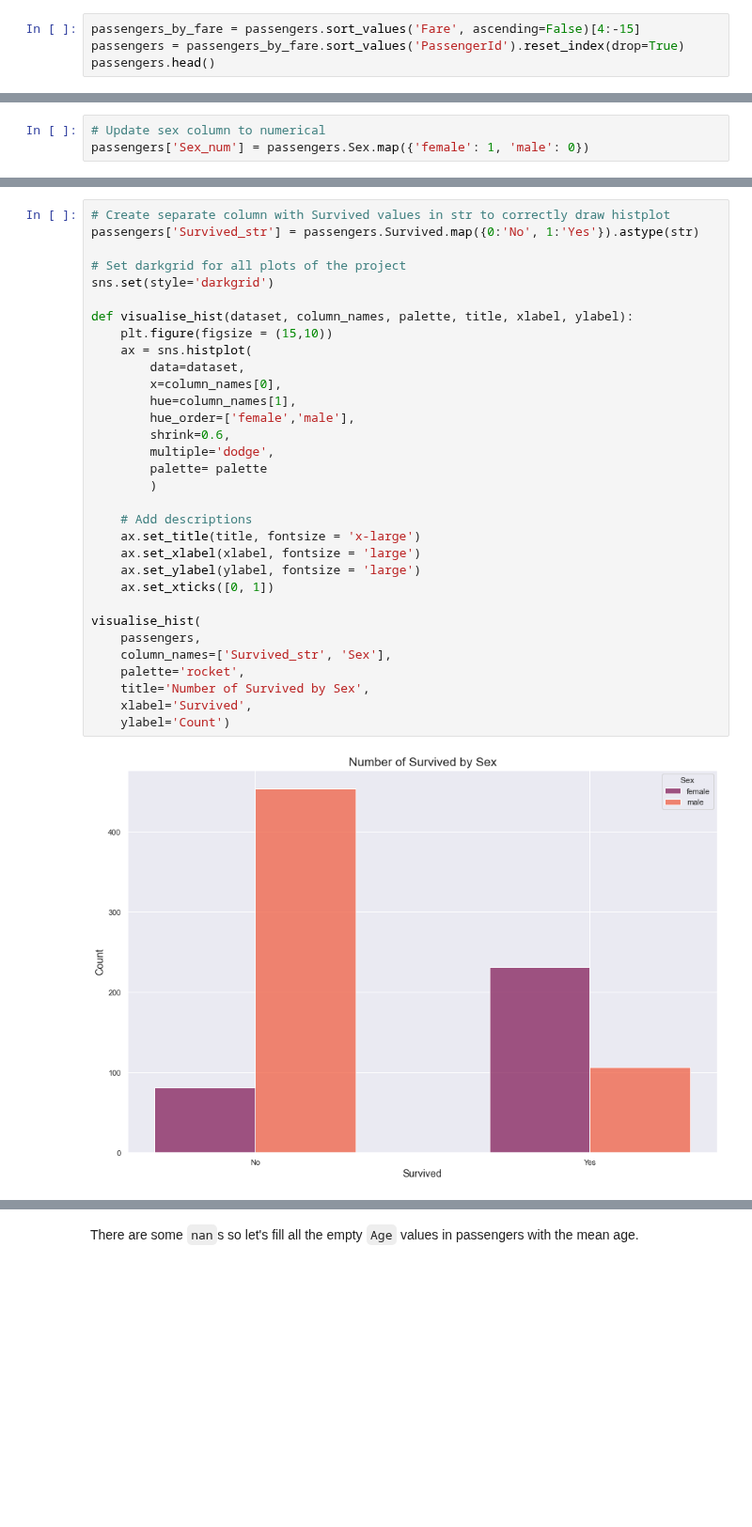
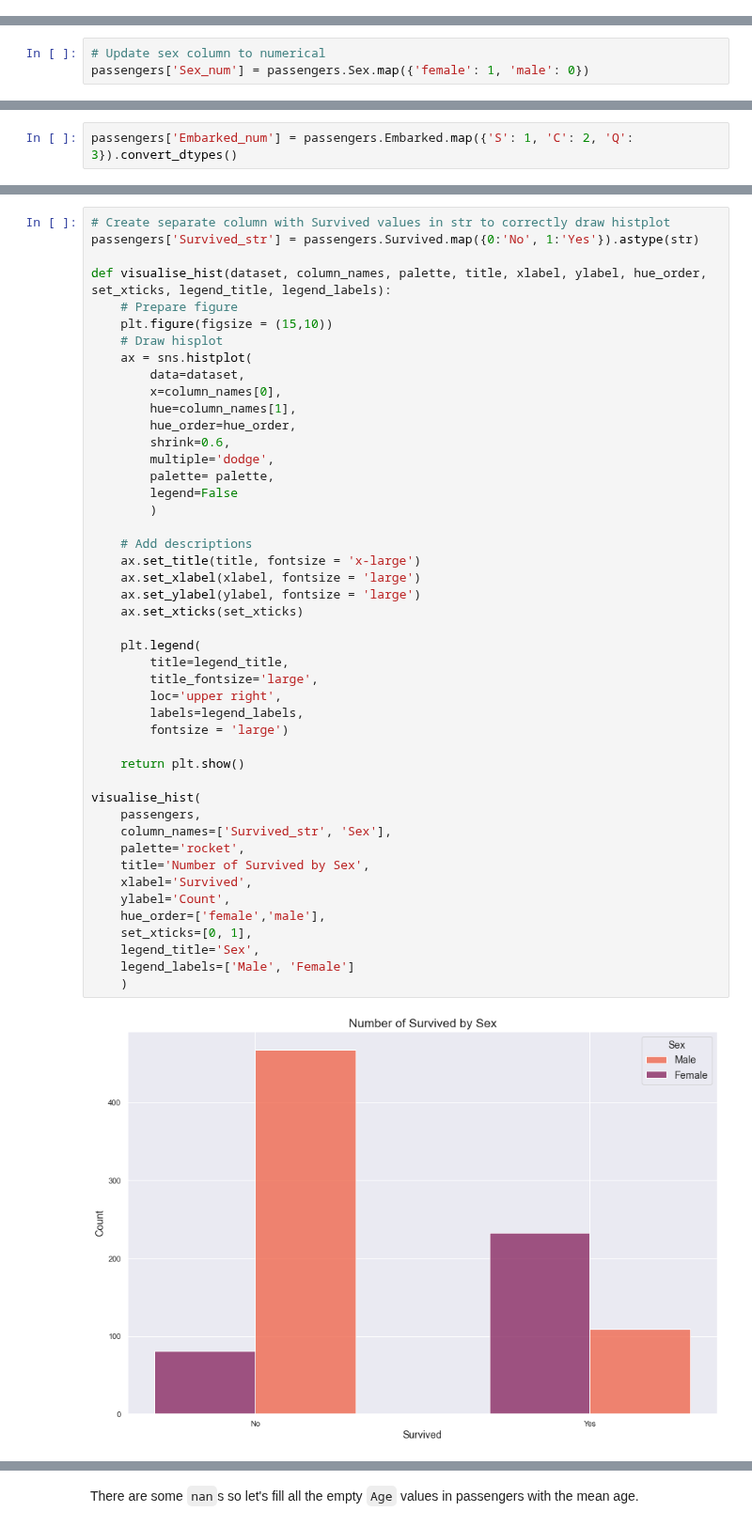
Before and after one commit to jadidaniel/jupyter-notebooks, a Jupyter notebook: ml/suprvised_learning/logistic_regression/logistic_regression_titanic.ipynb, the cells around one changed output, grey strips where cells are left out. Shown at 94% size. Saved outputs shown, nothing was run; the diff lists cells and outputs as text; blank space fills up the shorter version.

Commit message:
New graphs and model

```diff
--- a/ml/suprvised_learning/logistic_regression/logistic_regression_titanic.ipynb
+++ b/ml/suprvised_learning/logistic_regression/logistic_regression_titanic.ipynb
@@ -136,4 +145,0 @@ Result: There is an issue with the `Fare`, it appears that 3 passengers paid a l
-# %%
-passengers_by_fare = passengers.sort_values('Fare', ascending=False)[4:-15]
-passengers = passengers_by_fare.sort_values('PassengerId').reset_index(drop=True)
-passengers.head()
@@ -157,0 +161,2 @@ passengers['Sex_num'] = passengers.Sex.map({'female': 1, 'male': 0})
+# %%
+passengers['Embarked_num'] = passengers.Embarked.map({'S': 1, 'C': 2, 'Q': 3}).convert_dtypes()
@@ -160,37 +237,51 @@ Now we are going to display on several graphs relationships between several vari
 # %%
 # Create separate column with Survived values in str to correctly draw histplot
 passengers['Survived_str'] = passengers.Survived.map({0:'No', 1:'Yes'}).astype(str)
 
-# Set darkgrid for all plots of the project
-sns.set(style='darkgrid')
-
-def visualise_hist(dataset, column_names, palette, title, xlabel, ylabel):
+def visualise_hist(dataset, column_names, palette, title, xlabel, ylabel, hue_order, set_xticks, legend_title, legend_labels):
+    # Prepare figure
     plt.figure(figsize = (15,10))
+    # Draw hisplot
     ax = sns.histplot(
         data=dataset,
         x=column_names[0],
         hue=column_names[1],
-        hue_order=['female','male'],
+        hue_order=hue_order,
         shrink=0.6,
         multiple='dodge',
-        palette= palette
+        palette= palette,
+        legend=False
         )
 
     # Add descriptions
     ax.set_title(title, fontsize = 'x-large')
     ax.set_xlabel(xlabel, fontsize = 'large')
     ax.set_ylabel(ylabel, fontsize = 'large')
-    ax.set_xticks([0, 1])
+    ax.set_xticks(set_xticks)
+
+    plt.legend(
+        title=legend_title,
+        title_fontsize='large',
+        loc='upper right',
+        labels=legend_labels,
+        fontsize = 'large')
+
+    return plt.show()
 
 visualise_hist(
     passengers,
     column_names=['Survived_str', 'Sex'],
     palette='rocket',
     title='Number of Survived by Sex',
     xlabel='Survived',
-    ylabel='Count')
+    ylabel='Count',
+    hue_order=['female','male'],
+    set_xticks=[0, 1],
+    legend_title='Sex',
+    legend_labels=['Male', 'Female']
+    )
 # %% [output]
-[figure, old version]
+[figure, new version]
 # %% [markdown]
 Result:
 - Clearly, most of the people died, among them the majority were males.
```
Also changed, not shown: parts of 54 cells of this notebook, 1 other file.
